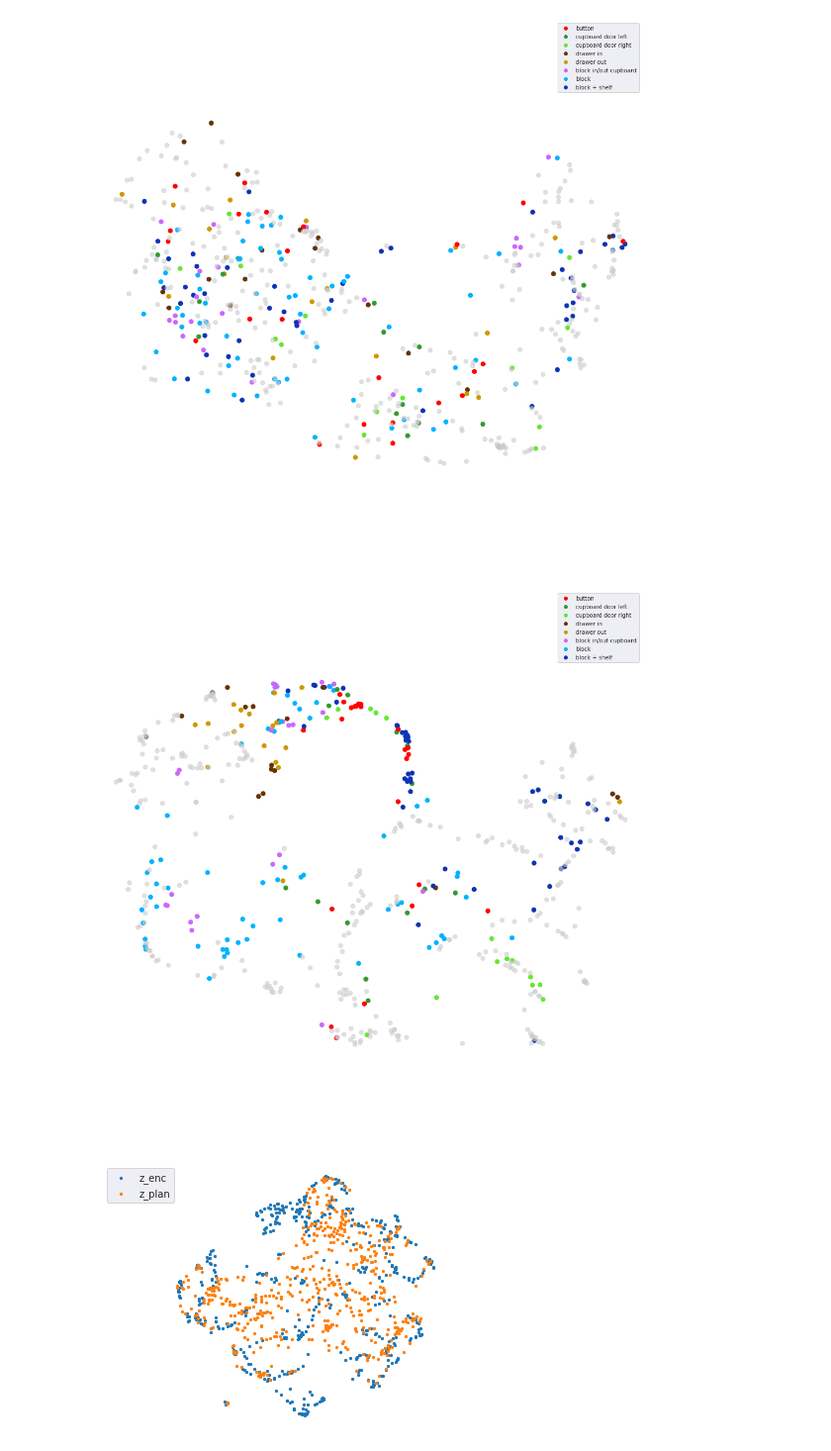
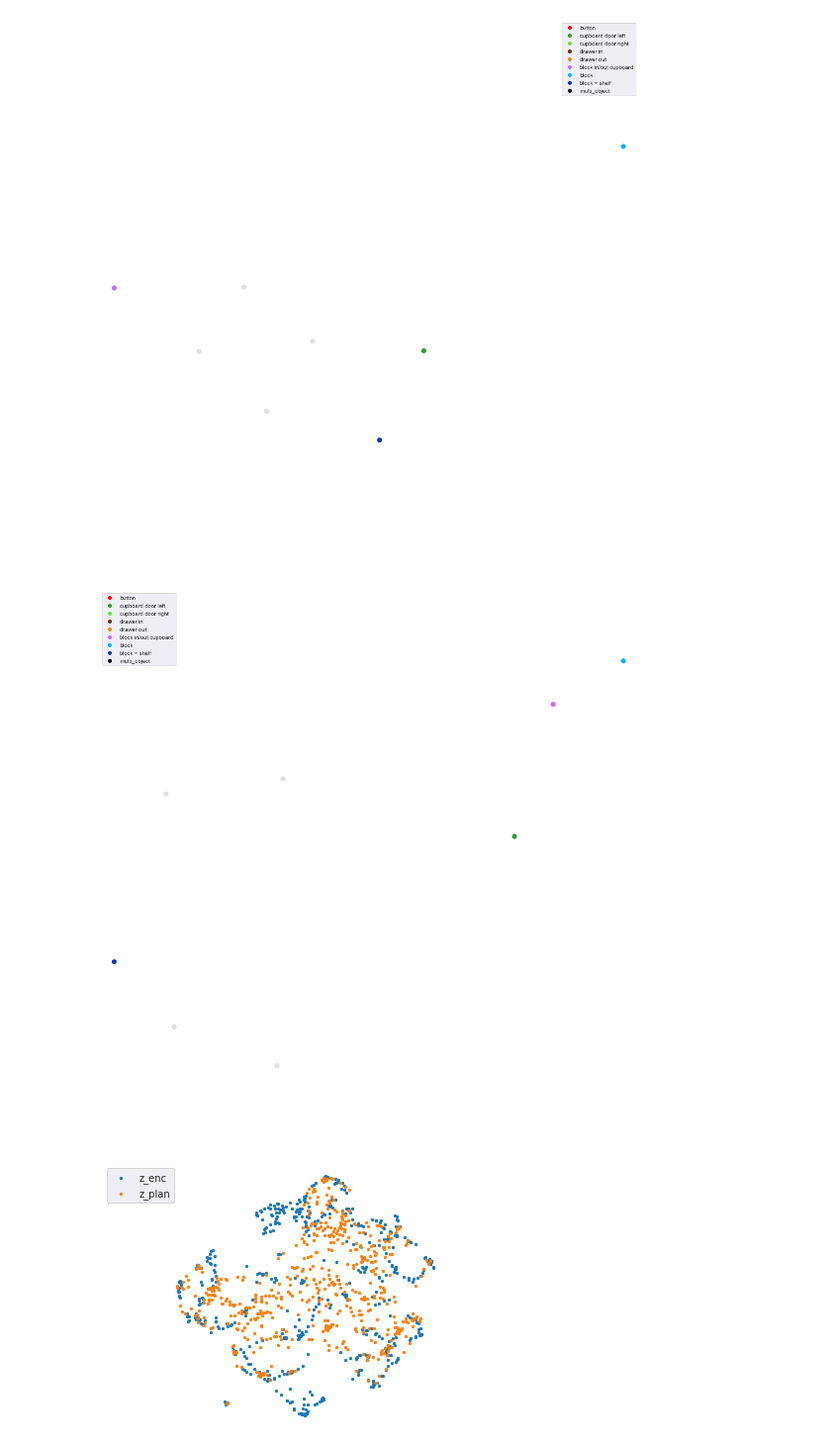
Before and after one commit to sholtodouglas/learning_from_play, a Jupyter notebook: notebooks/Deploy.ipynb, the cells around one changed output. Shown: that part at 99% size. Cells and saved outputs as stored; diff of their text form; code cells hidden in the pictures.

```diff
--- a/notebooks/Deploy.ipynb
+++ b/notebooks/Deploy.ipynb
@@ -280,7 +238,7 @@ enc_policy, plan_policy, encoding, plan = trainer.step(batch)
 import seaborn as sns
 sns.set_style("darkgrid")
 
-idx = 7
+idx = 1
 seq_len = tf.cast(batch['seq_lens'][idx], tf.int32)
 x = np.arange(seq_len)
 labels = ['x','y','z','r','p','y','gripper']
@@ -302,3 +259,0 @@ plt.show()
-# %%
-batch = v_it.next()
-batch = trainer.make_sequences_variable_length(batch)
@@ -307,0 +260,10 @@ import importlib
+# %%
+labelled_dl = lfp.data.labelled_dl(batch_size=4, include_images = args.images, include_images2 = args.images2, include_gripper_images=args.gripper_images, sim = args.sim, shuffle_size=32)
+labelled_ds = iter(labelled_dl.load(labelled_dl.extract(TEST_DATA_PATHS)))
+big_lang_batch = labelled_ds.next()
+# %%
+batches = [trainer.make_sequences_variable_length(v_it.next()) for i in range(0,2)]
+super_batch = {}
+for k in batch.keys():
+    super_batch[k] = np.concatenate([b[k] for b in batches])
+super_batch['obs'].shape
@@ -318,5 +278,5 @@ for k in batch.keys():
 # %%
 from lfp.plotting import produce_cluster_fig
 %matplotlib inline
-fig_enc, fig_plan, z_enc, z_plan = produce_cluster_fig(super_batch, encoder, planner, TEST_DATA_PATHS[0], num_take=len(super_batch['acts']), args=args, cnn=cnn)
+fig_enc, fig_plan, z_enc, z_plan = produce_cluster_fig(super_batch, big_lang_batch, trainer, args=args)
 # %% [output]
@@ -323,5 +292,5 @@ fig_enc, fig_plan, z_enc, z_plan = produce_cluster_fig(super_batch, encoder, pla
-[figure, old version]
+[figure, new version]
-[figure, old version]
+[figure, new version]
 # %%
 from lfp.plotting import project_enc_and_plan
 
```
Also changed, not shown: parts of 31 cells of this notebook, 8 other files.
